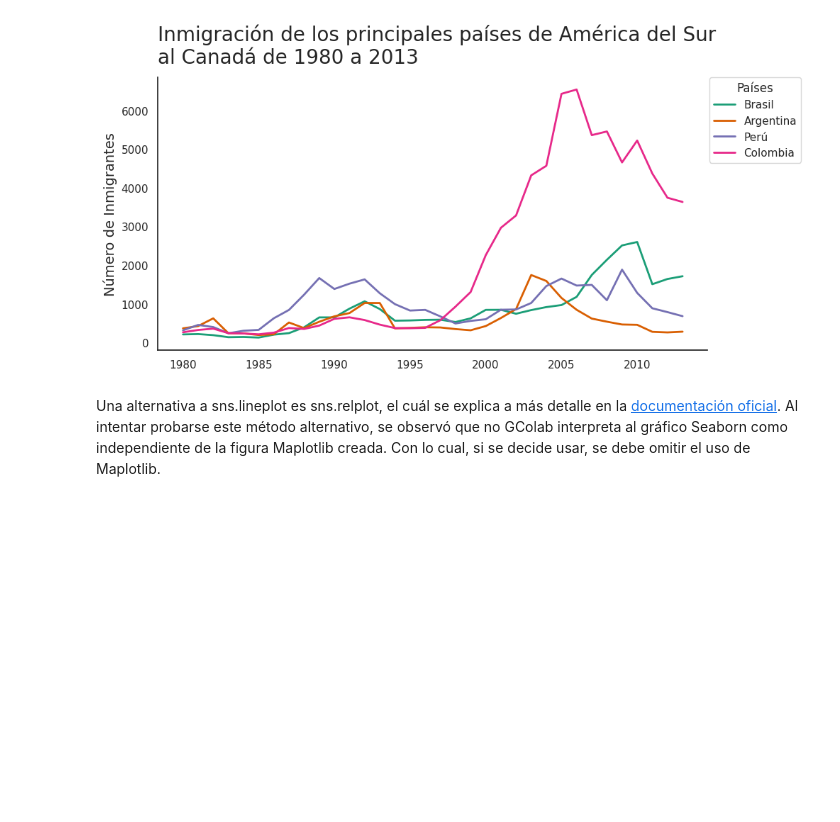
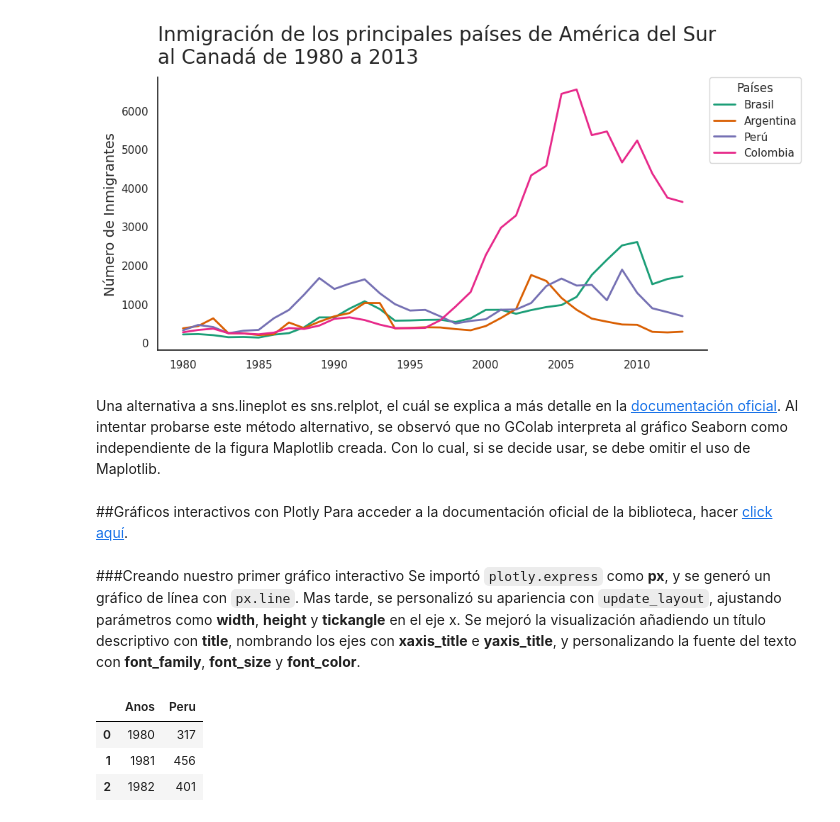
Before and after one commit to JLuceroVasquez/visualizacion-de-datos-con-bibliotecas-de-python, a Jupyter notebook: visualizacion_de_datos_con_python.ipynb, the cells around one changed output. Saved outputs shown, nothing was run; the diff lists cells and outputs as text; code cells hidden in the pictures; blank space fills up the shorter version.

```diff
--- a/visualizacion_de_datos_con_python.ipynb
+++ b/visualizacion_de_datos_con_python.ipynb
@@ -965,3 +965,6 @@ plt.show()
 [figure]
 # %% [markdown]
 Una alternativa a sns.lineplot es sns.relplot, el cuál se explica a más detalle en la [documentación oficial](https://seaborn.pydata.org/tutorial/data_structure.html). Al intentar probarse este método alternativo, se observó que no GColab interpreta al gráfico Seaborn como independiente de la figura Maplotlib creada. Con lo cual, si se decide usar, se debe omitir el uso de Maplotlib.
+# %% [markdown]
+##Gráficos interactivos con Plotly
+Para acceder a la documentación oficial de la biblioteca, hacer [click aquí](https://plotly.com/python/).
@@ -967,0 +974,11 @@ Una alternativa a sns.lineplot es sns.relplot, el cuál se explica a más detall
+# %% [markdown]
+###Creando nuestro primer gráfico interactivo
+Se importó `plotly.express` como **px**, y se generó un gráfico de línea con `px.line`. Mas tarde, se personalizó su apariencia con `update_layout`, ajustando parámetros como **width**, **height** y **tickangle** en el eje x.
+Se mejoró la visualización añadiendo un título descriptivo con **title**, nombrando los ejes con **xaxis_title** e **yaxis_title**, y personalizando la fuente del texto con **font_family**, **font_size** y **font_color**.
+# %%
+df_inmigracionperu.head(3)
+# %% [output]
+|  | Anos | Peru |
+| 0 | 1980 | 317 |
+| 1 | 1981 | 456 |
+| 2 | 1982 | 401 |
```
Also changed, not shown: parts of 11 cells of this notebook.
